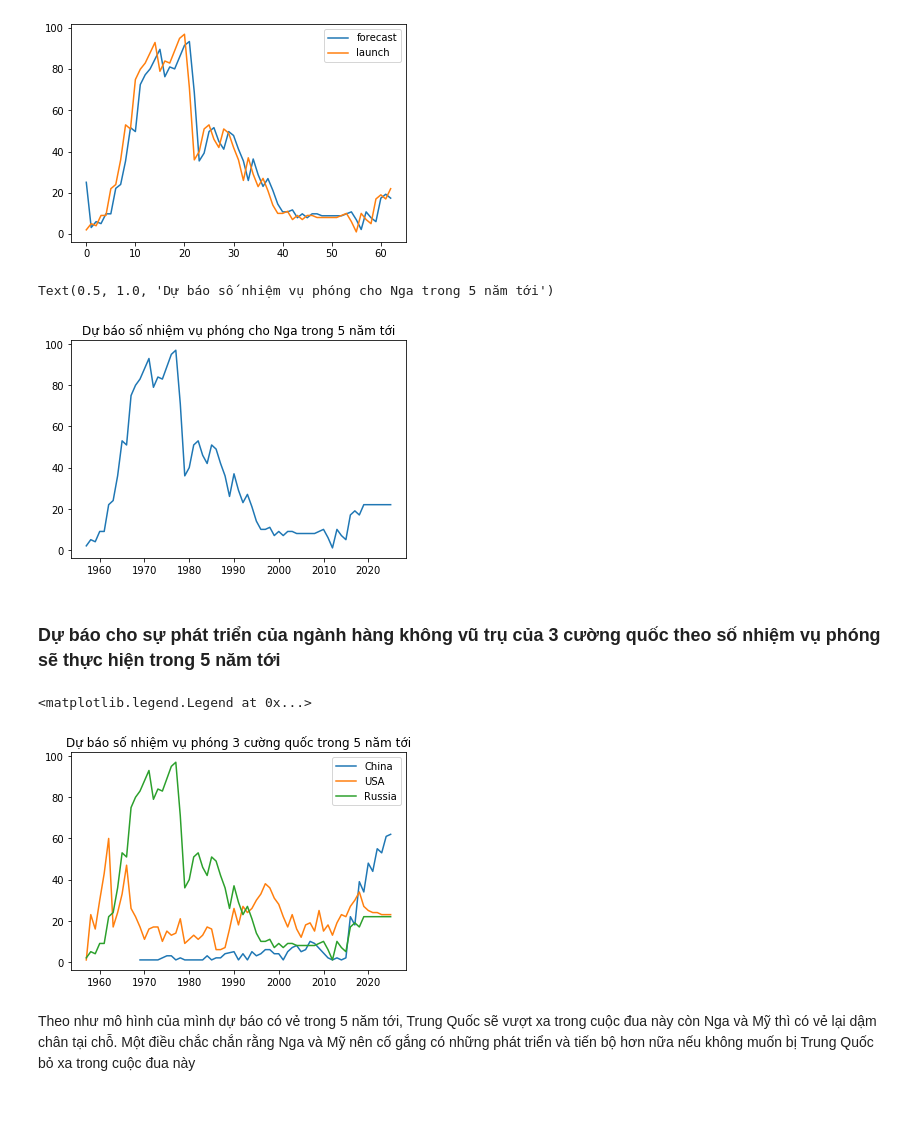
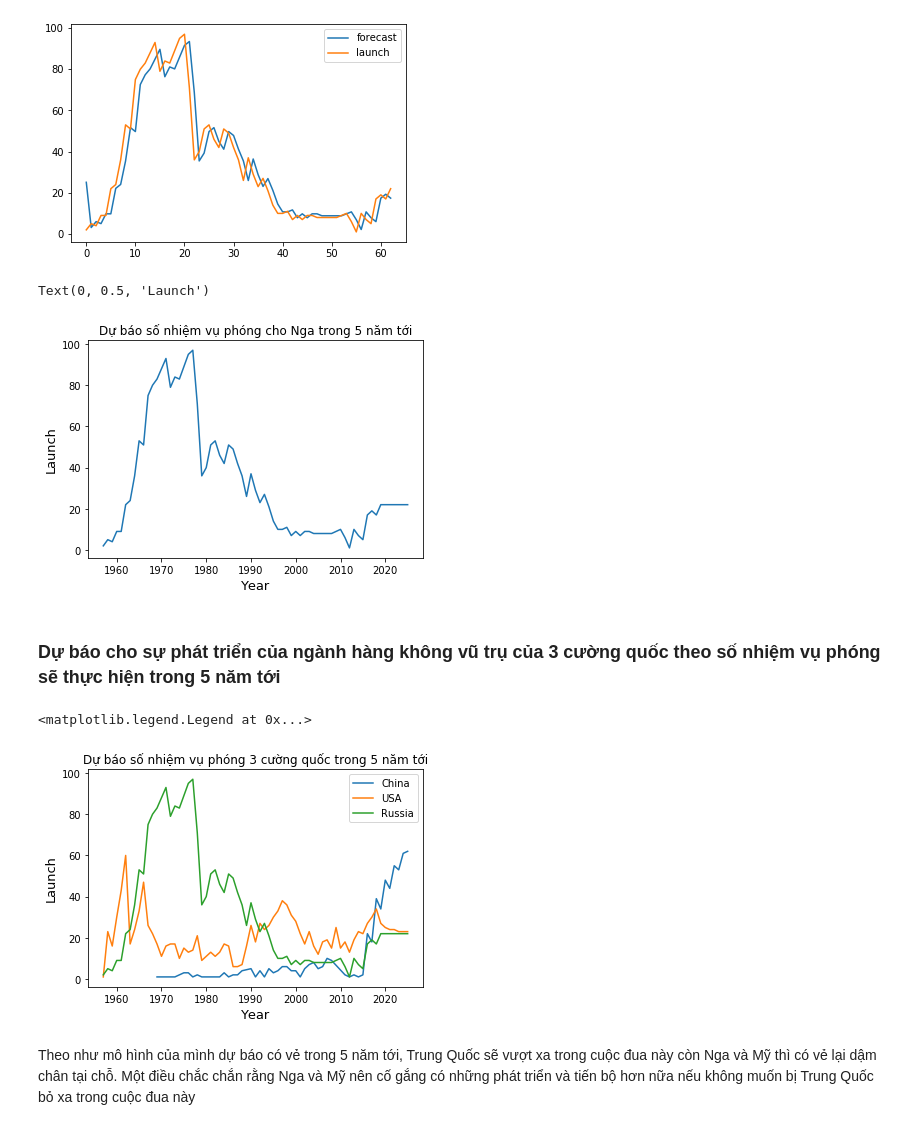
Before and after one commit to TranPhu1999/DH-LTKHDL-CK, a Jupyter notebook: 1712664-TranDucPhu_space.ipynb, the cells around one changed output. Cells and saved outputs as stored; diff of their text form; code cells hidden in the pictures.

```diff
--- a/1712664-TranDucPhu_space.ipynb
+++ b/1712664-TranDucPhu_space.ipynb
@@ -547,20 +579,24 @@ Russia_data = Russia_data_df[["year","launch"]]
 Russia_data = pd.concat([Russia_data, new_df])
 plt.plot(Russia_data["year"], Russia_data["launch"])
 plt.title("Dự báo số nhiệm vụ phóng cho Nga trong 5 năm tới")
+plt.xlabel("Year",fontdict = {'fontsize':13})
+plt.ylabel("Launch",fontdict = {'fontsize':13})
 # %% [output]
-Text(0.5, 1.0, 'Dự báo số nhiệm vụ phóng cho Nga trong 5 năm tới')
+Text(0, 0.5, 'Launch')
-[figure, old version]
+[figure, new version]
 # %% [markdown]
 ### Dự báo cho sự phát triển của ngành hàng không vũ trụ của 3 cường quốc theo số nhiệm vụ phóng sẽ thực hiện trong 5 năm tới
 # %%
 plt.plot(China_data["year"], China_data["launch"],label = "China")
 plt.plot(USA_data["year"], USA_data["launch"],label = "USA")
 plt.plot(Russia_data["year"], Russia_data["launch"],label = "Russia")
 plt.title("Dự báo số nhiệm vụ phóng 3 cường quốc trong 5 năm tới")
+plt.xlabel("Year",fontdict = {'fontsize':13})
+plt.ylabel("Launch",fontdict = {'fontsize':13})
 plt.legend()
 # %% [output]
 <matplotlib.legend.Legend at 0x...>
-[figure, old version]
+[figure, new version]
 # %% [markdown]
 Theo như mô hình của mình dự báo có vẻ trong 5 năm tới, Trung Quốc sẽ vượt xa trong cuộc đua này còn Nga và Mỹ thì có vẻ lại dậm chân tại chỗ. Một điều chắc chắn rằng Nga và Mỹ nên cố gắng có những phát triển và tiến bộ hơn nữa nếu không muốn bị Trung Quốc bỏ xa trong cuộc đua này
 # %% [markdown]
```
Also changed, not shown: parts of 24 cells of this notebook.
